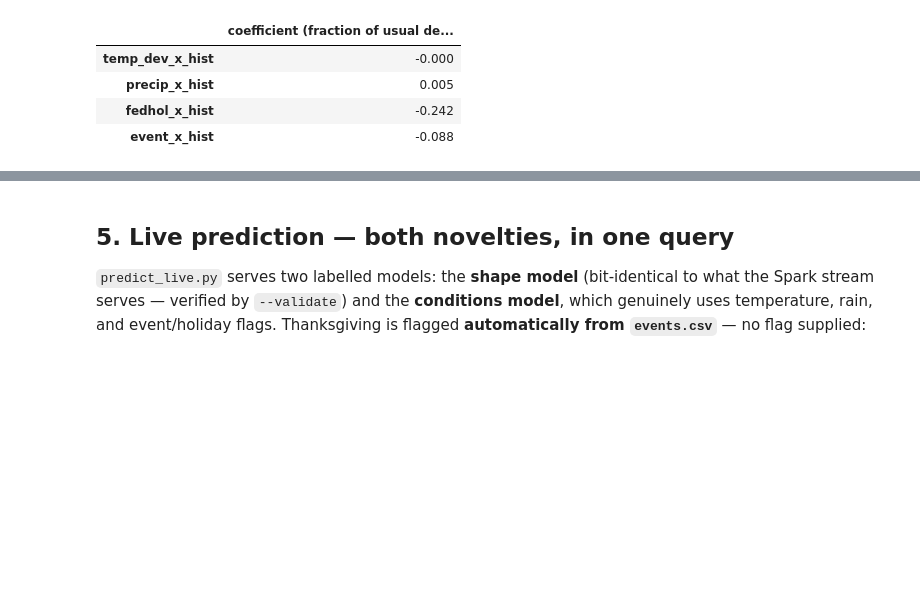
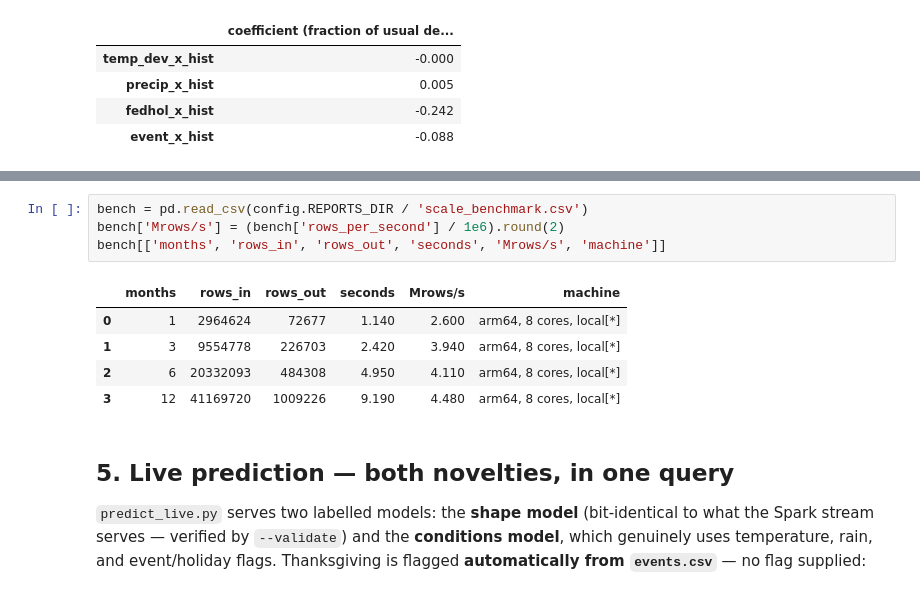
Before and after one commit to bitbit138/taxi-demand-forecast, a Jupyter notebook: notebooks/results_walkthrough.ipynb, the cells around one changed output, grey strips where cells are left out. Saved outputs shown, nothing was run; the diff lists cells and outputs as text; blank space fills up the shorter version.

```diff
--- a/notebooks/results_walkthrough.ipynb
+++ b/notebooks/results_walkthrough.ipynb
@@ -172,3 +234,13 @@ parity vs Spark predictions (max |diff|): 1.1368683772161603e-13
+# %%
+bench = pd.read_csv(config.REPORTS_DIR / 'scale_benchmark.csv')
+bench['Mrows/s'] = (bench['rows_per_second'] / 1e6).round(2)
+bench[['months', 'rows_in', 'rows_out', 'seconds', 'Mrows/s', 'machine']]
+# %% [output]
+|  | months | rows_in | rows_out | seconds | Mrows/s | machine |
+| 0 | 1 | 2964624 | 72677 | 1.140 | 2.600 | arm64, 8 cores, local[*] |
+| 1 | 3 | 9554778 | 226703 | 2.420 | 3.940 | arm64, 8 cores, local[*] |
+| 2 | 6 | 20332093 | 484308 | 4.950 | 4.110 | arm64, 8 cores, local[*] |
+| 3 | 12 | 41169720 | 1009226 | 9.190 | 4.480 | arm64, 8 cores, local[*] |
 # %% [markdown]
 ## 5. Live prediction — both novelties, in one query
 
```
Also changed, not shown: parts of 6 cells of this notebook, 11 other files.
